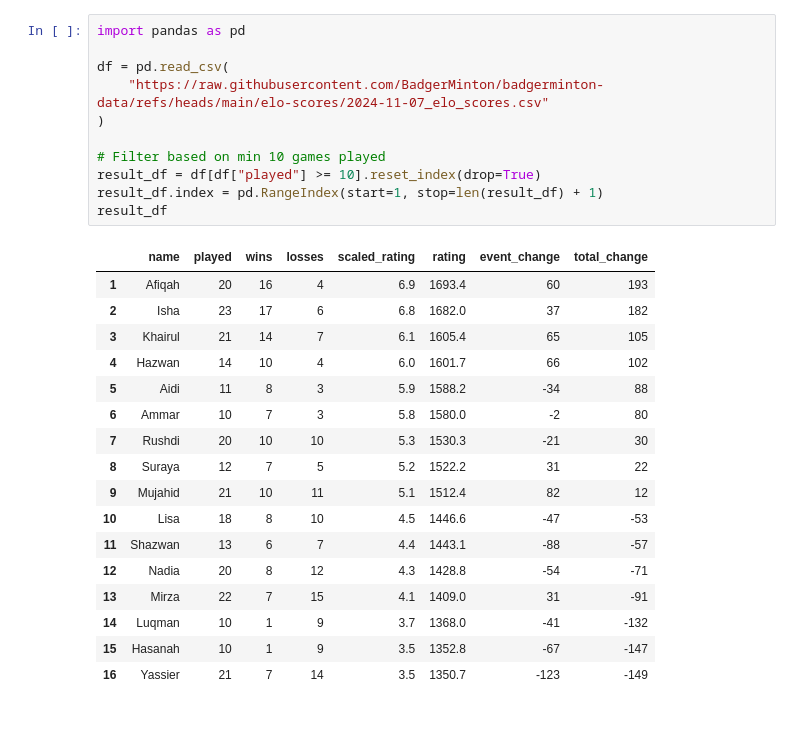
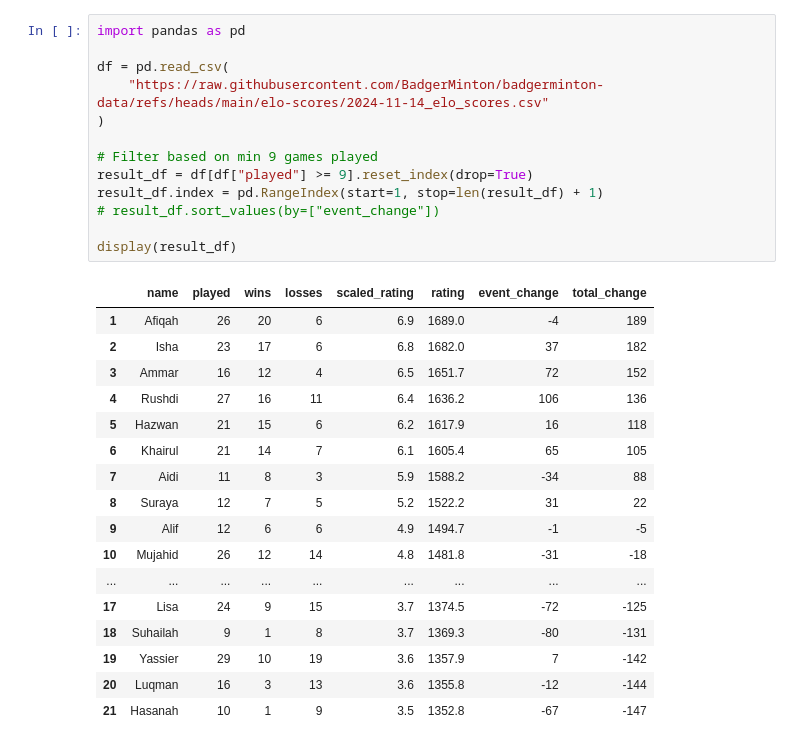
Before and after one commit to BadgerMinton/badgerminton-pipeline, a Jupyter notebook: colocate.ipynb, the cells around one changed output. Saved outputs shown, nothing was run; the diff lists cells and outputs as text.

Commit message:
Update scores for 2024-11-14

```diff
--- a/colocate.ipynb
+++ b/colocate.ipynb
@@ -1,29 +1,31 @@
 # %%
 import pandas as pd
 
 df = pd.read_csv(
-    "https://raw.githubusercontent.com/BadgerMinton/badgerminton-data/refs/heads/main/elo-scores/2024-11-07_elo_scores.csv"
+    "https://raw.githubusercontent.com/BadgerMinton/badgerminton-data/refs/heads/main/elo-scores/2024-11-14_elo_scores.csv"
 )
 
-# Filter based on min 10 games played
-result_df = df[df["played"] >= 10].reset_index(drop=True)
+# Filter based on min 9 games played
+result_df = df[df["played"] >= 9].reset_index(drop=True)
 result_df.index = pd.RangeIndex(start=1, stop=len(result_df) + 1)
-result_df
+# result_df.sort_values(by=["event_change"])
+
+display(result_df)
 # %% [output]
 |  | name | played | wins | losses | scaled_rating | rating | event_change | total_change |
-| 1 | Afiqah | 20 | 16 | 4 | 6.9 | 1693.4 | 60 | 193 |
+| 1 | Afiqah | 26 | 20 | 6 | 6.9 | 1689.0 | -4 | 189 |
 | 2 | Isha | 23 | 17 | 6 | 6.8 | 1682.0 | 37 | 182 |
-| 3 | Khairul | 21 | 14 | 7 | 6.1 | 1605.4 | 65 | 105 |
-| 4 | Hazwan | 14 | 10 | 4 | 6.0 | 1601.7 | 66 | 102 |
-| 5 | Aidi | 11 | 8 | 3 | 5.9 | 1588.2 | -34 | 88 |
-| 6 | Ammar | 10 | 7 | 3 | 5.8 | 1580.0 | -2 | 80 |
-| 7 | Rushdi | 20 | 10 | 10 | 5.3 | 1530.3 | -21 | 30 |
+| 3 | Ammar | 16 | 12 | 4 | 6.5 | 1651.7 | 72 | 152 |
+| 4 | Rushdi | 27 | 16 | 11 | 6.4 | 1636.2 | 106 | 136 |
+| 5 | Hazwan | 21 | 15 | 6 | 6.2 | 1617.9 | 16 | 118 |
+| 6 | Khairul | 21 | 14 | 7 | 6.1 | 1605.4 | 65 | 105 |
+| 7 | Aidi | 11 | 8 | 3 | 5.9 | 1588.2 | -34 | 88 |
 | 8 | Suraya | 12 | 7 | 5 | 5.2 | 1522.2 | 31 | 22 |
-| 9 | Mujahid | 21 | 10 | 11 | 5.1 | 1512.4 | 82 | 12 |
-| 10 | Lisa | 18 | 8 | 10 | 4.5 | 1446.6 | -47 | -53 |
-| 11 | Shazwan | 13 | 6 | 7 | 4.4 | 1443.1 | -88 | -57 |
-| 12 | Nadia | 20 | 8 | 12 | 4.3 | 1428.8 | -54 | -71 |
-| 13 | Mirza | 22 | 7 | 15 | 4.1 | 1409.0 | 31 | -91 |
-| 14 | Luqman | 10 | 1 | 9 | 3.7 | 1368.0 | -41 | -132 |
-| 15 | Hasanah | 10 | 1 | 9 | 3.5 | 1352.8 | -67 | -147 |
-| 16 | Yassier | 21 | 7 | 14 | 3.5 | 1350.7 | -123 | -149 |
+| 9 | Alif | 12 | 6 | 6 | 4.9 | 1494.7 | -1 | -5 |
+| 10 | Mujahid | 26 | 12 | 14 | 4.8 | 1481.8 | -31 | -18 |
+| ... | ... | ... | ... | ... | ... | ... | ... | ... |
+| 17 | Lisa | 24 | 9 | 15 | 3.7 | 1374.5 | -72 | -125 |
+| 18 | Suhailah | 9 | 1 | 8 | 3.7 | 1369.3 | -80 | -131 |
+| 19 | Yassier | 29 | 10 | 19 | 3.6 | 1357.9 | 7 | -142 |
+| 20 | Luqman | 16 | 3 | 13 | 3.6 | 1355.8 | -12 | -144 |
+| 21 | Hasanah | 10 | 1 | 9 | 3.5 | 1352.8 | -67 | -147 |
```
Also changed, not shown: 2 other files.
